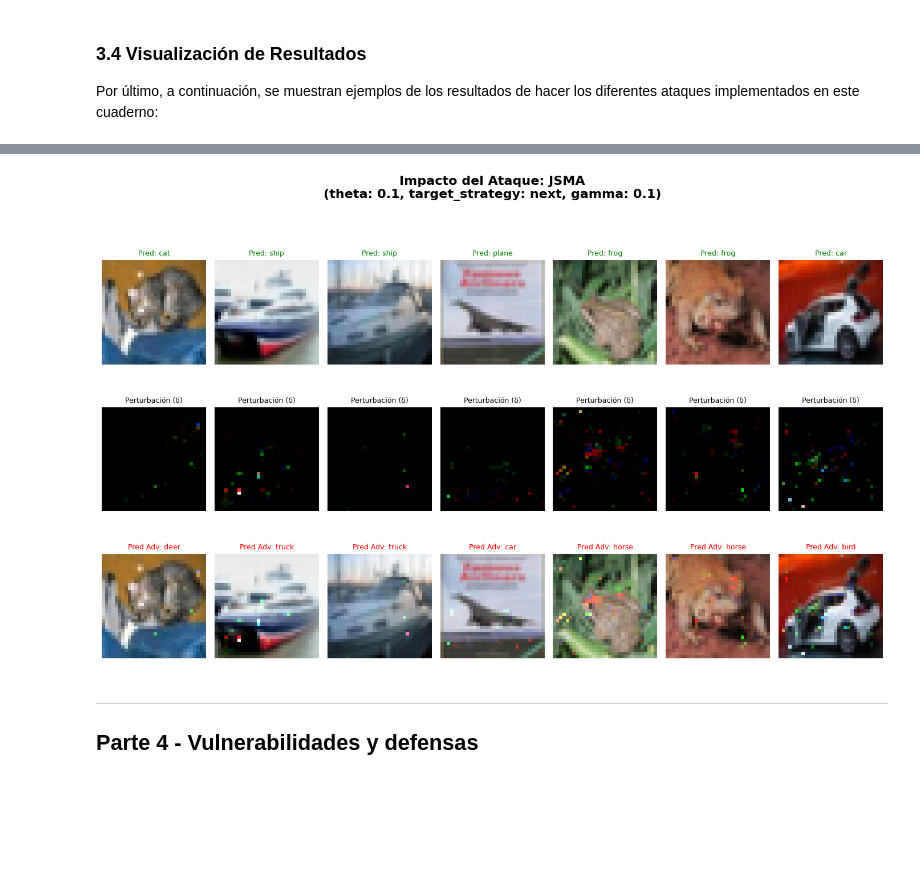
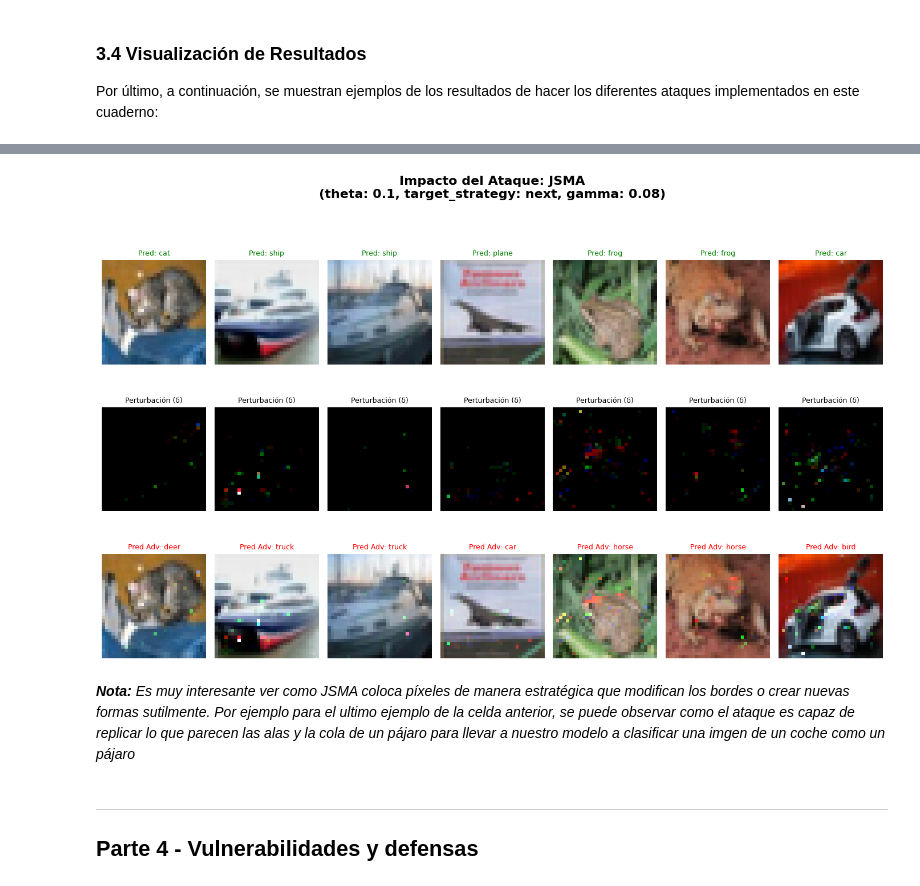
Before and after one commit to alvaroG-IA/CNN-Adversarial-Attacks-Defense, a Jupyter notebook: notebook.ipynb, the cells around one changed output, grey strips where cells are left out. Drawn from its saved outputs; the diff is of its cells as text; code cells hidden in the pictures; blank space fills up the shorter version.

```diff
--- a/notebook.ipynb
+++ b/notebook.ipynb
@@ -285,7 +315,7 @@ Para ello, se implementarán funciones de soporte encargadas de calcular las mé
 # %%
 def make_target_labels(y, num_classes=10, strategy="next"):
     """
-    Función encargada de obtener la representación de etiqueta correcta dada una estrategia de ataque dirigido
+    Función encargada de obtener la representación de etiquetas correcta dada una estrategia de ataque dirigido (One-Hot)
     """
     y_np = np.array(y, dtype=np.int32).reshape(-1)
     if strategy == "next": tgt = (y_np + 1) % num_classes
@@ -491,9 +521,9 @@ La elección de JSMA responde a dos objetivos estratégicos:
 # %%
 def jsma_attack(model: staticmethod, x: torch.tensor, y: torch.tensor, criterion: nn.Module, optimizer: torch.optim.Optimizer, device: str, gamma: float, theta: float, target_strategy: (str|int) ="next"):
     """
-    Implementación del ataque dirigido JSMA
+    Implementación del ataque dirigido JSMA (Jacobian Salienci Map Attack)
     """
-    attack_device = "cpu" if device.type == "mps" else device.type
+    attack_device = "cpu" if device.type == "mps" else device.type      # Para MacOS, 'adversarial-robustness-toolbox' aun no está optimizado el uso de su chip "MPS"
     try:
         model.to(attack_device)
         model.eval()
@@ -747,7 +803,17 @@ visualize_attack_impact(model, test_loader, classes, device, pgd_attack, params,
 # %%
-visualize_attack_impact(model, test_loader, classes, device, jsma_attack, current_params, n=7)
+params = {
+    'device': device,
+    'criterion': criterion,
+    'optimizer': optim,
+    'theta': 0.1,
+    'target_strategy': 'next',
+    'gamma': 0.08
+}
+visualize_attack_impact(model, test_loader, classes, device, jsma_attack, params, n=7)
 # %% [output]
-[figure, old version]
+[figure, new version]
+# %% [markdown]
+***Nota:** Es muy interesante ver como JSMA coloca píxeles de manera estratégica que modifican los bordes o crear nuevas formas sutilmente. Por ejemplo para el ultimo ejemplo de la celda anterior, se puede observar como el ataque es capaz de replicar lo que parecen las alas y la cola de un pájaro para llevar a nuestro modelo a clasificar una imgen de un coche como un pájaro*
 # %% [markdown]
 ---
 ## **Parte 4 - Vulnerabilidades y defensas**
```
Also changed, not shown: parts of 11 cells of this notebook.
